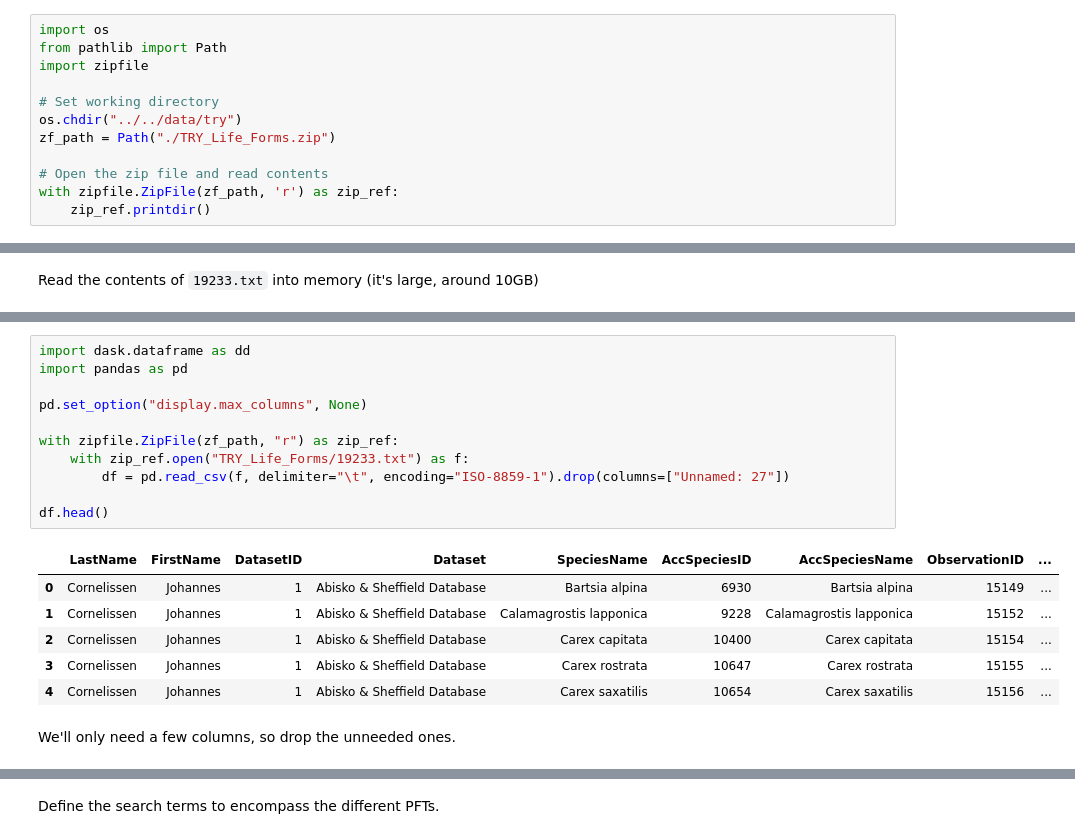
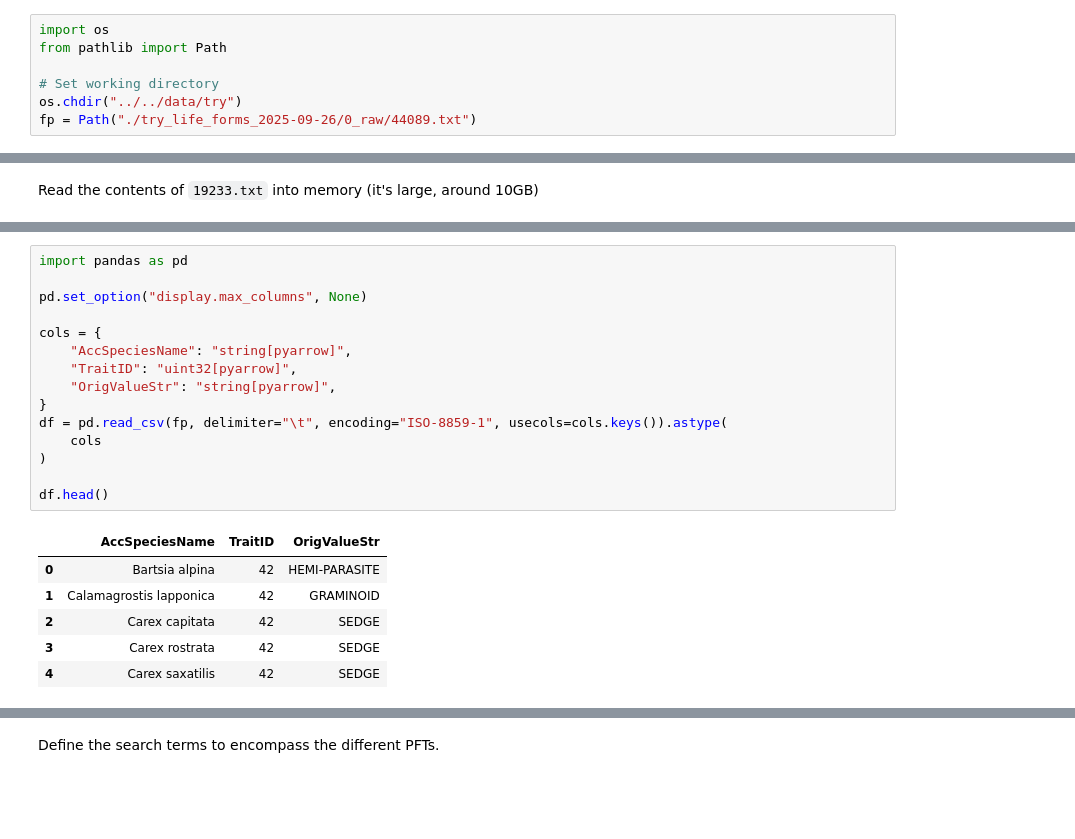
Before and after one commit to GeoSense-Freiburg/panops-data-registry, a Jupyter notebook: notebooks/try/try_pfts.ipynb, the cells around one changed output, grey strips where cells are left out. Cells and saved outputs as stored; diff of their text form; blank space fills up the shorter version.

Commit message:
Add latest TRY life forms export and update matching terms + add improved matching script

```diff
--- a/notebooks/try/try_pfts.ipynb
+++ b/notebooks/try/try_pfts.ipynb
@@ -5,12 +5,7 @@ Explore the contents of the `TRY_Life_Forms` archive.
 # %%
 import os
 from pathlib import Path
-import zipfile
 
 # Set working directory
 os.chdir("../../data/try")
-zf_path = Path("./TRY_Life_Forms.zip")
-
-# Open the zip file and read contents
-with zipfile.ZipFile(zf_path, 'r') as zip_ref:
-    zip_ref.printdir()
+fp = Path("./try_life_forms_2025-09-26/0_raw/44089.txt")
@@ -26,20 +27,22 @@ Read the contents of `19233.txt` into memory (it's large, around 10GB)
 # %%
-import dask.dataframe as dd
 import pandas as pd
 
 pd.set_option("display.max_columns", None)
 
-with zipfile.ZipFile(zf_path, "r") as zip_ref:
-    with zip_ref.open("TRY_Life_Forms/19233.txt") as f:
-        df = pd.read_csv(f, delimiter="\t", encoding="ISO-8859-1").drop(columns=["Unnamed: 27"])
+cols = {
+    "AccSpeciesName": "string[pyarrow]",
+    "TraitID": "uint32[pyarrow]",
+    "OrigValueStr": "string[pyarrow]",
+}
+df = pd.read_csv(fp, delimiter="\t", encoding="ISO-8859-1", usecols=cols.keys()).astype(
+    cols
+)
 
 df.head()
 # %% [output]
-|  | LastName | FirstName | DatasetID | Dataset | SpeciesName | AccSpeciesID | AccSpeciesName | ObservationID | ... |
-| 0 | Cornelissen | Johannes | 1 | Abisko & Sheffield Database | Bartsia alpina | 6930 | Bartsia alpina | 15149 | ... |
-| 1 | Cornelissen | Johannes | 1 | Abisko & Sheffield Database | Calamagrostis lapponica | 9228 | Calamagrostis lapponica | 15152 | ... |
-| 2 | Cornelissen | Johannes | 1 | Abisko & Sheffield Database | Carex capitata | 10400 | Carex capitata | 15154 | ... |
-| 3 | Cornelissen | Johannes | 1 | Abisko & Sheffield Database | Carex rostrata | 10647 | Carex rostrata | 15155 | ... |
-| 4 | Cornelissen | Johannes | 1 | Abisko & Sheffield Database | Carex saxatilis | 10654 | Carex saxatilis | 15156 | ... |
+|  | AccSpeciesName | TraitID | OrigValueStr |
+| 0 | Bartsia alpina | 42 | HEMI-PARASITE |
+| 1 | Calamagrostis lapponica | 42 | GRAMINOID |
+| 2 | Carex capitata | 42 | SEDGE |
+| 3 | Carex rostrata | 42 | SEDGE |
+| 4 | Carex saxatilis | 42 | SEDGE |
-# %% [markdown]
-We'll only need a few columns, so drop the unneeded ones.
```
Also changed, not shown: parts of 26 cells of this notebook, 3 other files.
